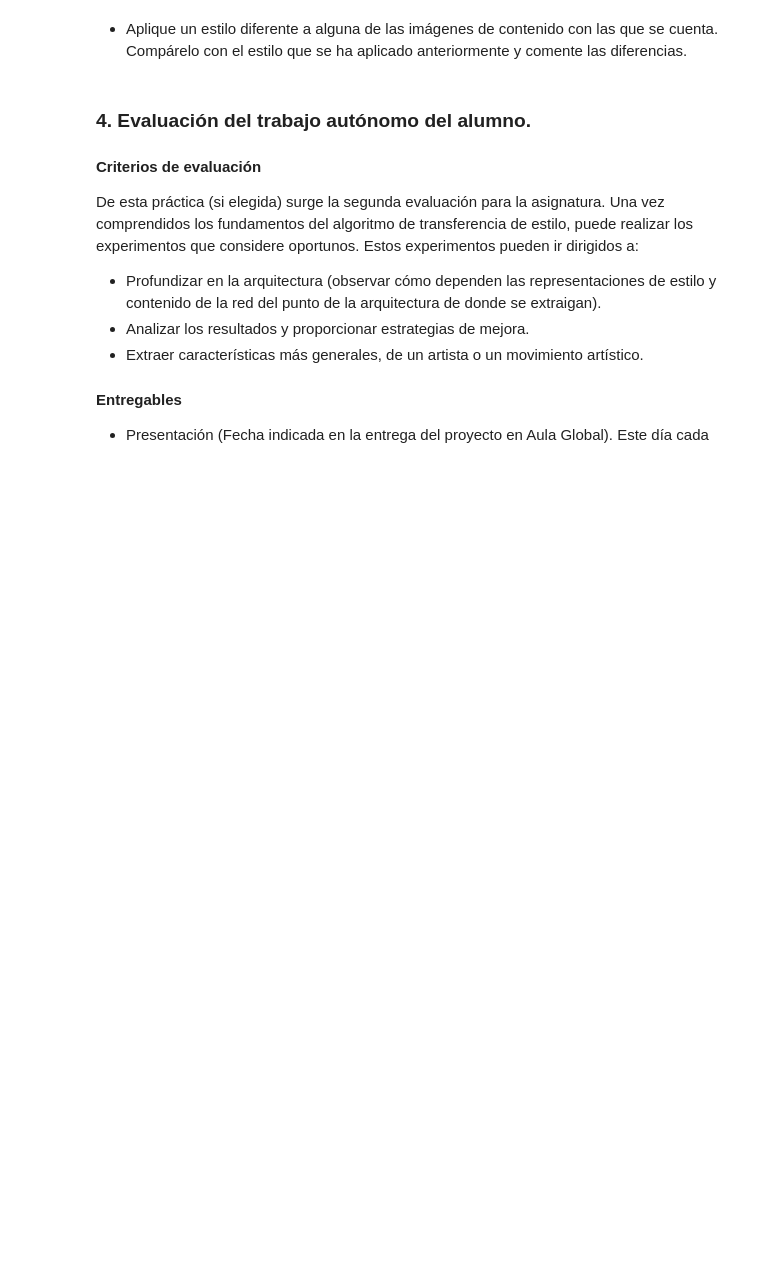
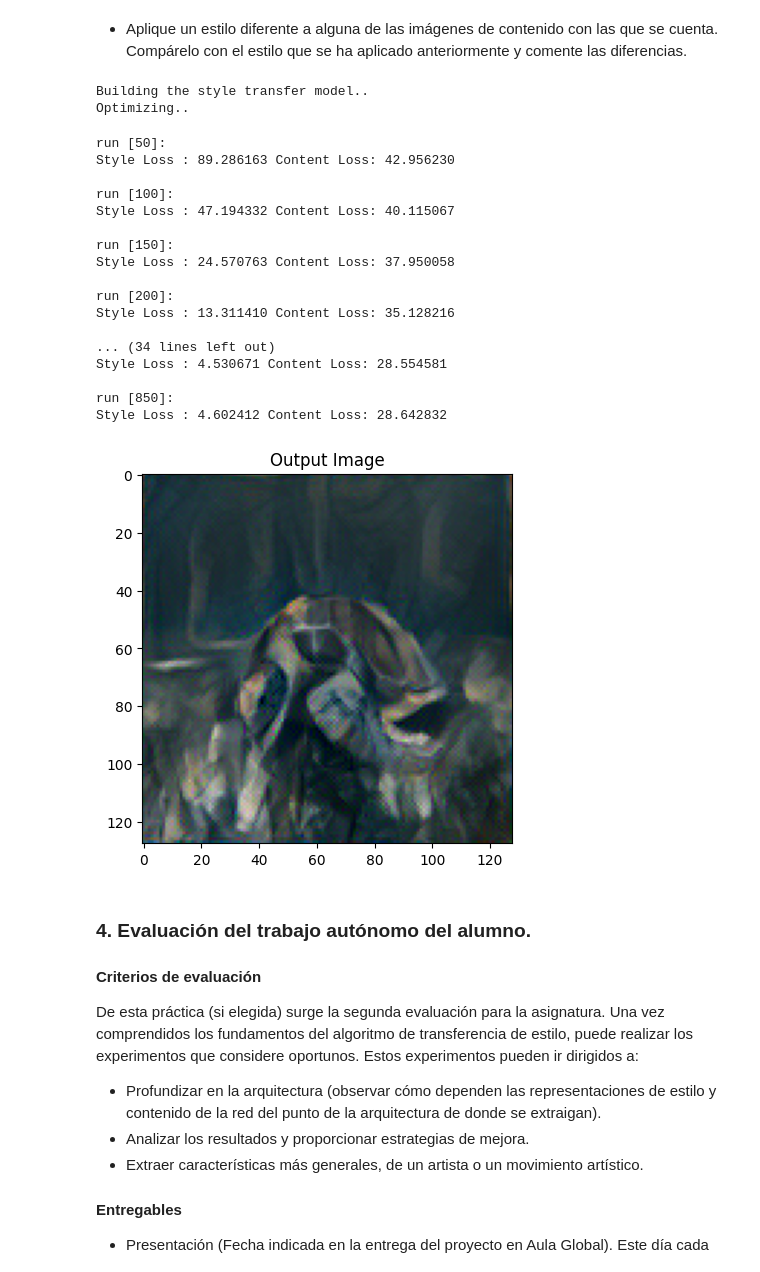
Before and after one commit to 100472248/ViaArtP2, a Jupyter notebook: neural_style/neural_style/neural_style_tutorial_colab.ipynb, the cells around one changed output. Saved outputs shown, nothing was run; the diff lists cells and outputs as text; code cells hidden in the pictures; blank space fills up the shorter version.

```diff
--- a/neural_style/neural_style/neural_style_tutorial_colab.ipynb
+++ b/neural_style/neural_style/neural_style_tutorial_colab.ipynb
@@ -664,19 +665,40 @@ Style Loss : 0.828765 Content Loss: 16.651875
 # %%
 style_img = image_loader("images/picasso.jpg")
 content_img = image_loader("images/turtle.jpg")
 input_img = content_img.clone()
 
 assert style_img.size() == content_img.size(), \
     "we need to import style and content images of the same size"
 
 imshow(input_img,title='Content Image')
 save_image(input_img,os.path.join(exp_dir,'turtle_picasso.png'))
 
 output = run_style_transfer(cnn, cnn_normalization_mean, cnn_normalization_std,
-                            content_img, style_img, input_img, num_steps=900,print_step=100)
+                            content_img, style_img, input_img, content_weight=1, style_weight=1000000, num_steps=850,print_step=50)
 
 imshow(output, title='Output Image')
 save_image(output,os.path.join(exp_dir,'turtle_picasso_output.png'))
+# %% [output]
+Building the style transfer model..
+Optimizing..
+run [50]:
+Style Loss : 89.286163 Content Loss: 42.956230
+
+run [100]:
+Style Loss : 47.194332 Content Loss: 40.115067
+
+run [150]:
+Style Loss : 24.570763 Content Loss: 37.950058
+
+run [200]:
+Style Loss : 13.311410 Content Loss: 35.128216
+
+... (34 lines left out)
+Style Loss : 4.530671 Content Loss: 28.554581
+
+run [850]:
+Style Loss : 4.602412 Content Loss: 28.642832
+[figure, added]
 # %% [markdown]
 ### 4. Evaluación del trabajo autónomo del alumno.
 
```
Also changed, not shown: parts of 7 cells of this notebook, 29 other files.
